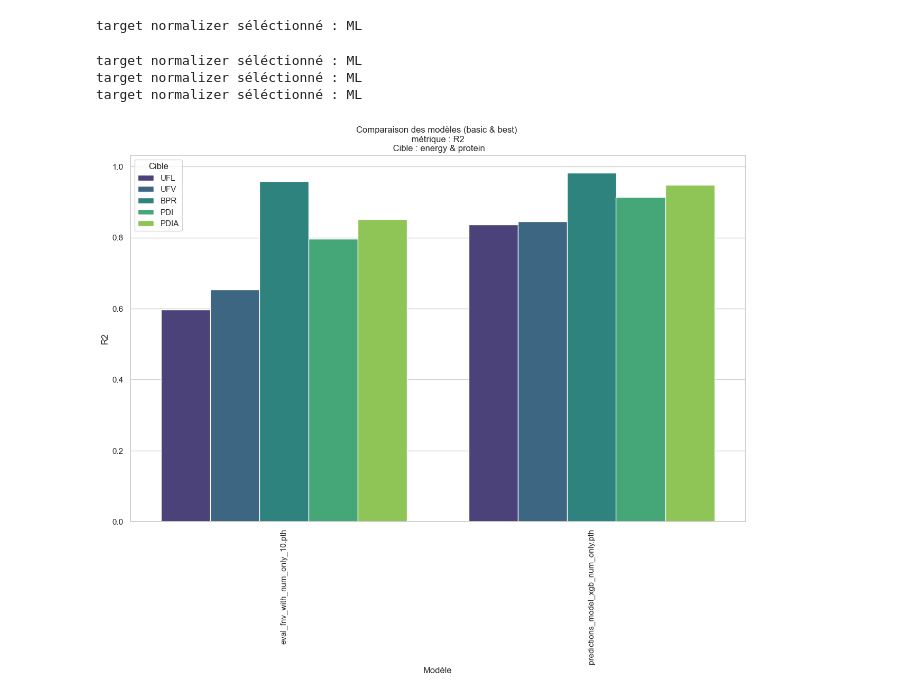
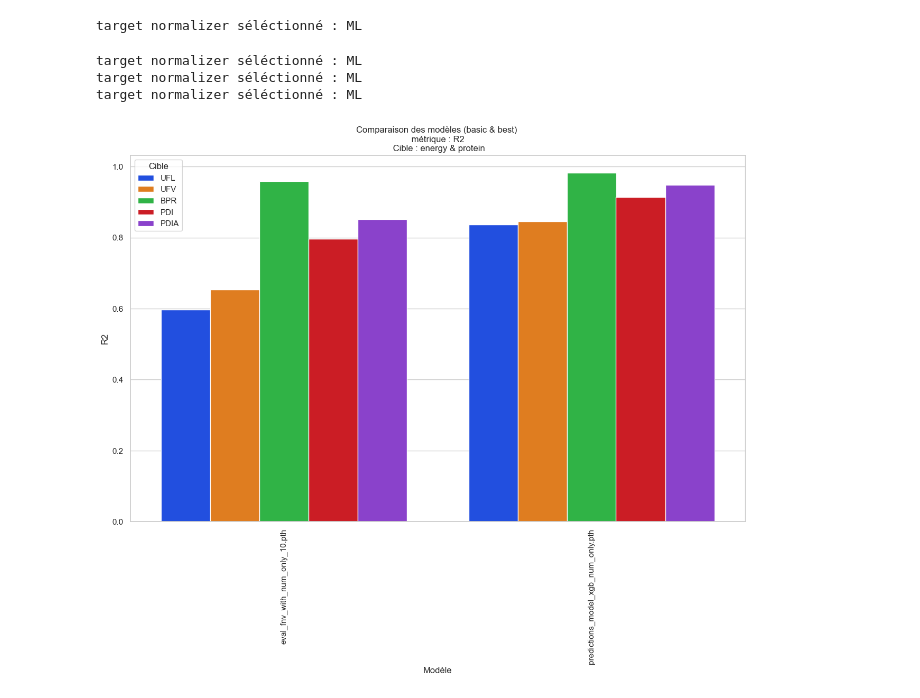
Before and after one commit to lauronta/projet_fil_rouge_afz, a Jupyter notebook: PerfPlot.ipynb, the cells around one changed output. Cells and saved outputs as stored; diff of their text form; code cells hidden in the pictures.

Commit message:
Minor change : plots color

```diff
--- a/PerfPlot.ipynb
+++ b/PerfPlot.ipynb
@@ -305,32 +305,32 @@ def Plot_errors_models_5(target_names=target_names, metric_fn=None, metric_name=
         elif selected_target == 'protein':
             df = df[df["Cible"].isin(["BPR", "PDI", "PDIA"])]
         else:
             raise ValueError("selected_target must be either 'energy' or 'protein'")
 
     # print(df)
 
     sns.set(style="whitegrid")
     plt.figure(figsize=(15, 9))
 
     sns.barplot(
         data=df,
         x="Modèle",
         y=metric_name,
         hue="Cible",
-        palette="viridis",
+        palette="bright",
         dodge=True
     )
 
     plt.title(f"Comparaison des modèles ({'basic & best' if selected_mode is None else selected_mode}) \n métrique : {metric_name} \n Cible : {selected_target if selected_target is not None else 'energy & protein'}")
     plt.xlabel("Modèle")
     plt.ylabel(metric_name)
     plt.xticks(rotation=90)
     plt.legend(title="Cible")
     plt.show()
 
 Plot_errors_models_5(metric_fn=r2_score, metric_name="R2", selected_models=["eval_fnv_with_num_only_10.pth","predictions_model_xgb_num_only.pth"], selected_mode=None, selected_target=None, target_normalizer=False)
 # %% [output]
 target normalizer séléctionné : ML
 target normalizer séléctionné : ML
 target normalizer séléctionné : ML
-[figure, old version]
+[figure, new version]
```
